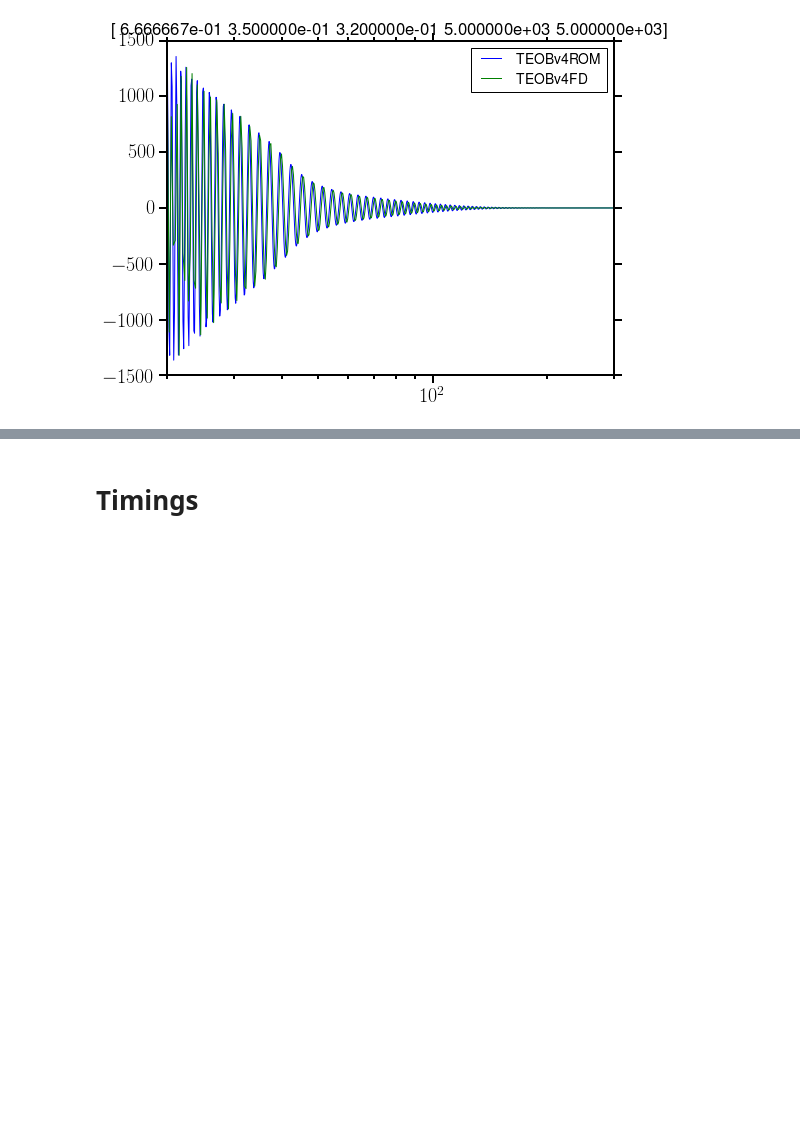
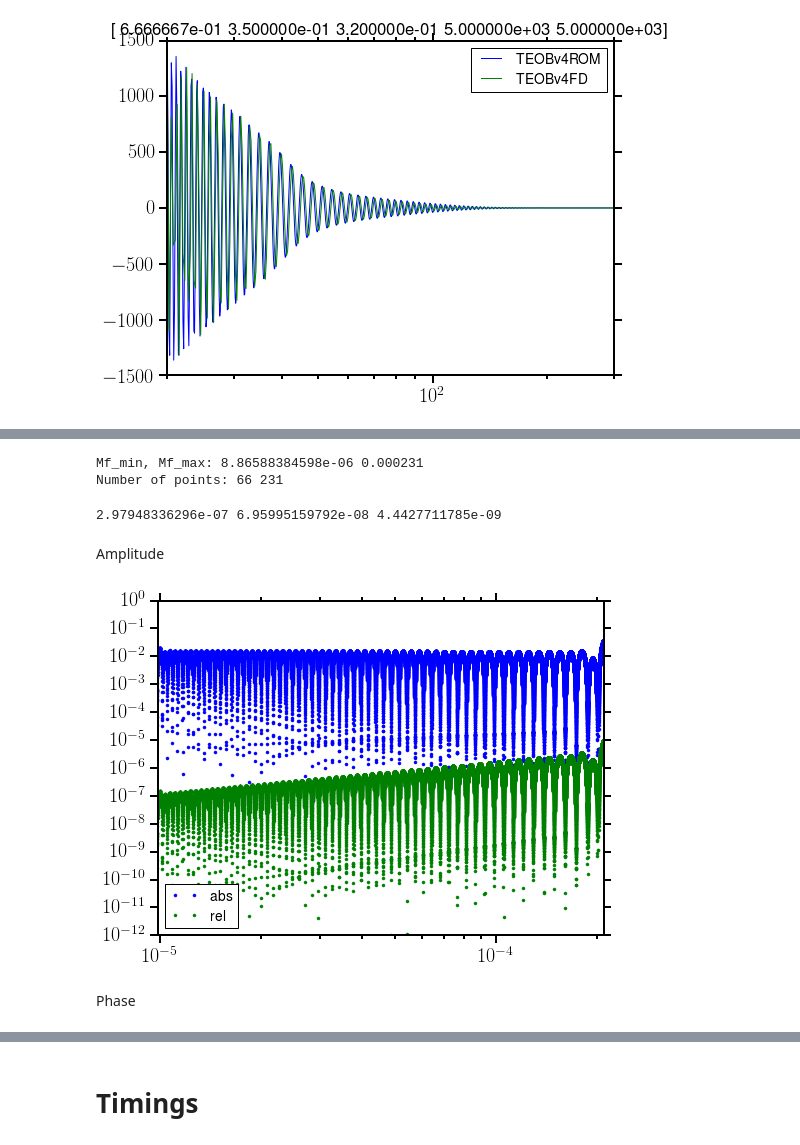
Before and after one commit to benjaminlackey/gpsurrogate, a Jupyter notebook: src/TEOB-LAL-implementation/LalsuiteSurrogate_MP.ipynb, the cells around one changed output, grey strips where cells are left out. Cells and saved outputs as stored; diff of their text form; code cells hidden in the pictures; blank space fills up the shorter version.

```diff
--- a/src/TEOB-LAL-implementation/LalsuiteSurrogate_MP.ipynb
+++ b/src/TEOB-LAL-implementation/LalsuiteSurrogate_MP.ipynb
@@ -1826,0 +1855,19 @@ plt.xlim([20, 300]);
+# %%
+Mtot_sec = 2.0 * lal.MTSUN_SI # lowest total mass we consider is 2 Msun
+Mf_min, Mf_max = 1.0 * Mtot_sec, 2048.0 * Mtot_sec
+# lowest frequency in current surrogate is Mf=0.00021
+Mf_max = min(0.00021, Mf_max)
+
+# Errors are larger at boundaries, so let's add a safety factor to surpress this
+Mf_min_orig = Mf_min
+Mf_max_orig = Mf_max
+Mf_min = 0.9*Mf_min
+Mf_max = 1.1*Mf_max
+print 'Mf_min, Mf_max:', Mf_min, Mf_max
+
+Mf_amp = CSE_points(Mf_min, Mf_max, Delta_A)
+Mf_phi = CSE_points(Mf_min, Mf_max, Delta_phi)
+print 'Number of points:', len(Mf_amp), len(Mf_phi)
+# %% [output]
+Mf_min, Mf_max: 8.86588384598e-06 0.000231
+Number of points: 66 231
@@ -1826,0 +1877,31 @@ plt.xlim([20, 300]);
+# %%
+# Example parameters
+eta = 0.222
+spin1z, spin2z = 0.32, -0.098
+lambda1, lambda2 = 2833.0, 3476.0
+tbymc, phic = 0.0, 0.0
+# %%
+# Grid for testing interpolation accuracy
+g_test = np.linspace(Mf_min, Mf_max, 50000)
+print min(np.diff(Mf_amp)), min(np.diff(Mf_phi)), np.diff(g_test)[0]
+# %% [output]
+2.97948336296e-07 6.95995159792e-08 4.4427711785e-09
+# %% [markdown]
+Amplitude
+# %%
+amp = f2.taylorf2_amp_1pn(Mf_amp, eta)
+ampI = spline(Mf_amp, amp, k=3, ext=0)
+
+amp_test = f2.taylorf2_amp_1pn(g_test, eta)
+amp_err_abs = ampI(g_test) - amp_test
+amp_err_rel = amp_err_abs / amp_test
+# %%
+plt.loglog(g_test, np.abs(amp_err_abs), '.', label='abs');
+plt.loglog(g_test, np.abs(amp_err_rel), '.', label='rel');
+plt.legend(loc=3)
+#plt.xlim([Mf_min, Mf_max]);
+plt.xlim([Mf_min_orig, Mf_max_orig]);
+# %% [output]
+[figure, added]
+# %% [markdown]
+Phase
```
Also changed, not shown: parts of 23 cells of this notebook, 2 other files.
